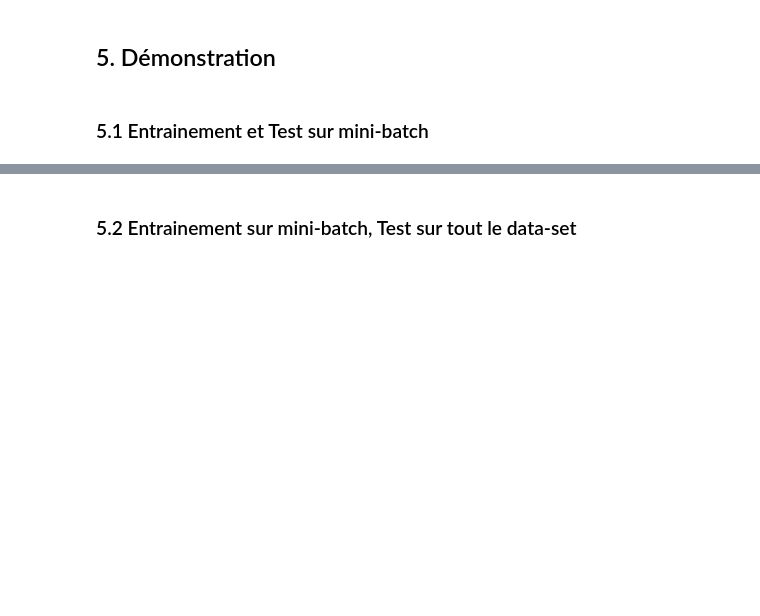
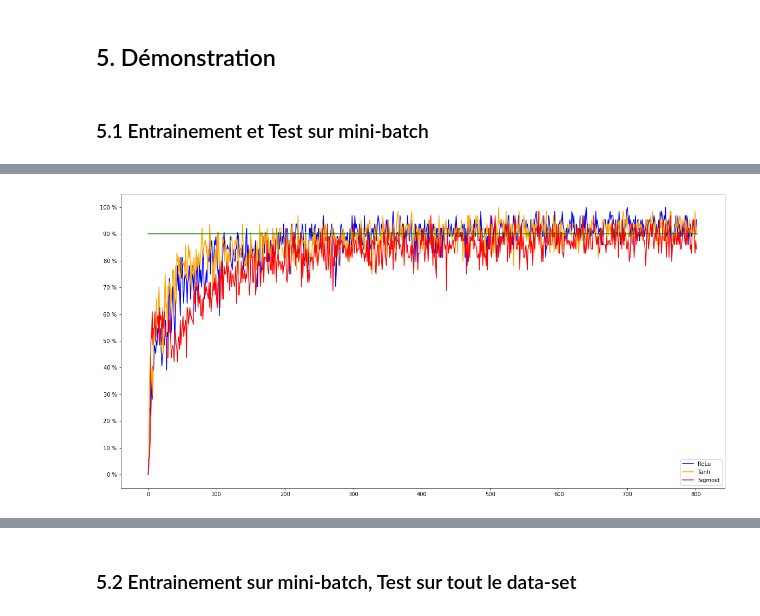
Before and after one commit to MK8BK/Deep_Learning_ISD, a Jupyter notebook: Details.ipynb, the cells around one changed output, grey strips where cells are left out. Saved outputs shown, nothing was run; the diff lists cells and outputs as text; code cells hidden in the pictures; blank space fills up the shorter version.

```diff
--- a/Details.ipynb
+++ b/Details.ipynb
@@ -972,0 +1061,15 @@ plt.show()
+# %%
+SCE_relu = SoftmaxCrossEntropyLoss()
+layers_relu = [DenseActivatedLayer(112, 784, ReLu), OutputLayer(16, 112, SCE_relu)]
+nn_relu = NeuralNetwork(layers_relu)
+SCE_tanh = SoftmaxCrossEntropyLoss()
+layers_tanh = [DenseActivatedLayer(112, 784, Tanh), OutputLayer(16, 112, SCE_tanh)]
+nn_tanh = NeuralNetwork(layers_tanh)
+SCE_sigmoid = SoftmaxCrossEntropyLoss()
+layers_sigmoid = [DenseActivatedLayer(112, 784, Sigmoid), OutputLayer(16, 112, SCE_sigmoid)]
+nn_sigmoid = NeuralNetwork(layers_sigmoid)
+# %%
+%%time
+accuracies_relu, costs_relu = train_on_subset(nn_relu, "./EMNIST_DATA_SET/",
+                                      epochs=epochs, batch_size=64, equilibrium=True,
+                                      lr=1, test_on_all=False, iter_test=20)
@@ -972,0 +1094,5 @@ plt.show()
+# %%
+%%time
+accuracies_tanh, costs_tanh = train_on_subset(nn_tanh, "./EMNIST_DATA_SET/",
+                                      epochs=epochs, batch_size=64, equilibrium=True,
+                                      lr=1, test_on_all=False, iter_test=20)
@@ -972,0 +1117,5 @@ plt.show()
+# %%
+%%time
+accuracie_sigmoid, costs_sigmoid = train_on_subset(nn_sigmoid, "./EMNIST_DATA_SET/",
+                                      epochs=epochs, batch_size=64, equilibrium=True,
+                                      lr=1, test_on_all=False, iter_test=20)
@@ -972,0 +1140,12 @@ plt.show()
+# %%
+plt.plot(list(range(epochs+1)), accuracies_relu, color="blue", label="ReLu")#s=1
+plt.plot(list(range(epochs+1)), accuracies_tanh, color="orange", label="Tanh")
+plt.plot(list(range(epochs+1)), accuracie_sigmoid, color="red", label="Sigmoid")
+yticks = [str(i)+" %" for i in range(0,101,10)]
+plt.yticks(list(range(0,101,10)), yticks)
+plt.scatter([0],[100], s=0.000001)
+plt.plot([0,epochs+1],[90,90], color="green")
+plt.legend()
+plt.show()
+# %% [output]
+[figure, added]
```
Also changed, not shown: parts of 52 cells of this notebook, 3 other files.
